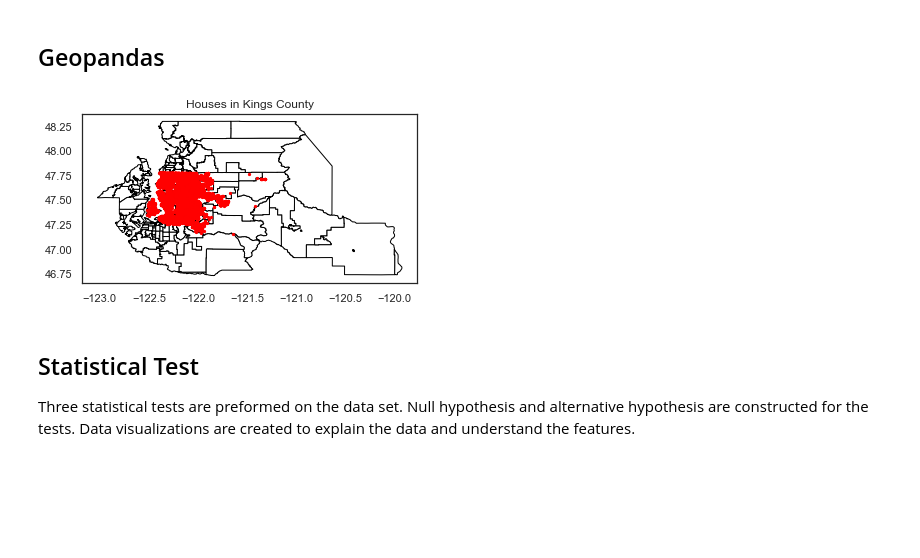
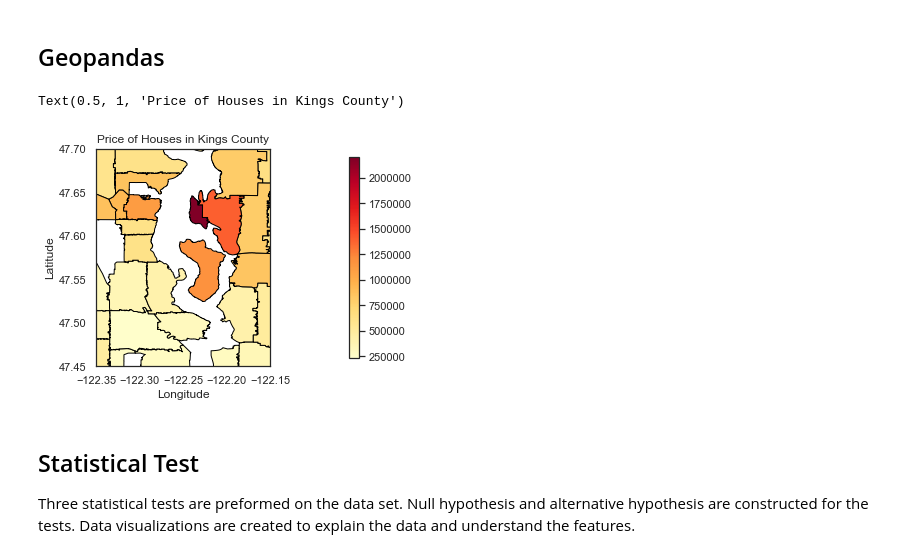
Before and after one commit to ghcn345/house-price-prediction-with-statistical-test, a Jupyter notebook: Housing Prices Prediction.ipynb, the cells around one changed output. Saved outputs shown, nothing was run; the diff lists cells and outputs as text; code cells hidden in the pictures; blank space fills up the shorter version.

```diff
--- a/Housing Prices Prediction.ipynb
+++ b/Housing Prices Prediction.ipynb
@@ -84,12 +81,27 @@ kc = gpd.read_file("Data/Zip_Codes.geojson")
-# %%
-ax = kc.plot(color='white', edgecolor='black')
-
-gdf.plot(ax=ax, color='red', markersize=5)
-plt.title('Houses in Kings County')
-
-#plt.savefig('Images/ks.png', format='png')
-# %% [output]
-[figure, removed]
+# %%
+kc = gpd.read_file('Data/Zip_Codes.geojson')
+zip_pr = df.groupby('zipcode').price.mean()
+kc_zip = kc.join(zip_pr, on='ZIP', how='inner')
+
+gdf = gpd.GeoDataFrame(df,geometry=gpd.points_from_xy(df.long, df.lat))
+# %%
+fig, ax = plt.subplots() #figsize=(12,6)
+kc_zip.plot(column='price', cmap='YlOrRd', edgecolor='black', ax=ax)
+#gdf.plot(ax=ax, cmap='YlOrRd', legend=True, markersize=5)
+
+color_bar = plt.cm.ScalarMappable(cmap='YlOrRd', norm=plt.Normalize(vmin=zip_price.min(), vmax=zip_price.max()))
+plt.colorbar(color_bar, fraction=0.03, pad=0.02)
+#plt.axis('equal')
+plt.axis('scaled')
+ax.set_xlim(-122.35, -122.15)
+ax.set_ylim(47.45, 47.7)
+ax.set_ylabel('Latitude')
+ax.set_xlabel('Longitude')
+plt.title('Price of Houses in Kings County')
+#plt.savefig('Images/ks.png', format='png')
+# %% [output]
+Text(0.5, 1, 'Price of Houses in Kings County')
+[figure, added]
 # %% [markdown]
 ## Statistical Test
 Three statistical tests are preformed on the data set. Null hypothesis and alternative hypothesis are constructed for the tests. Data visualizations are created to explain the data and understand the features.
```
Also changed, not shown: parts of 1 cell of this notebook.
